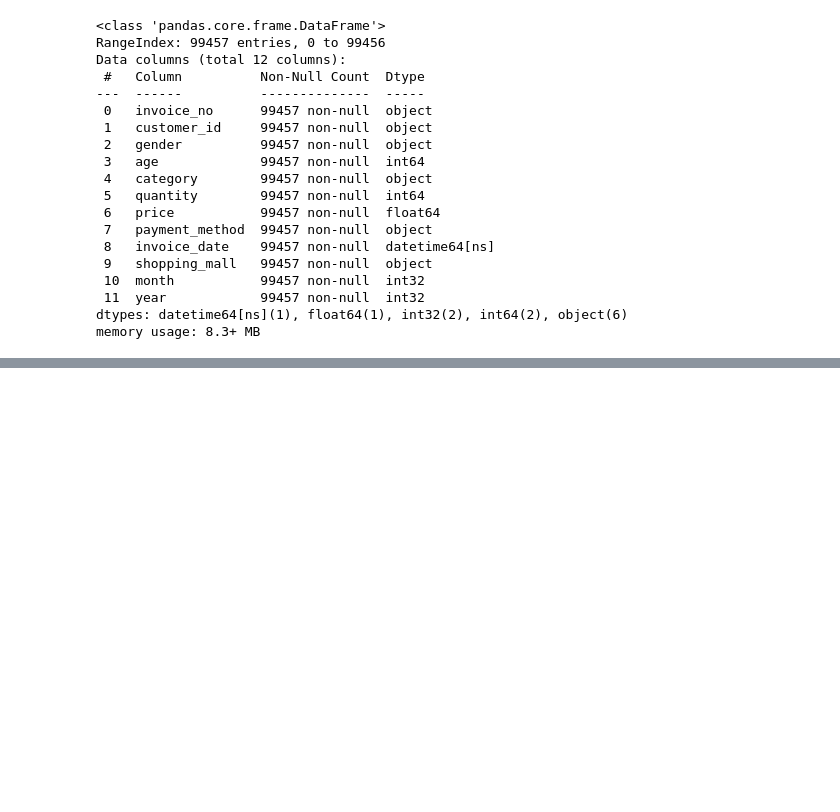
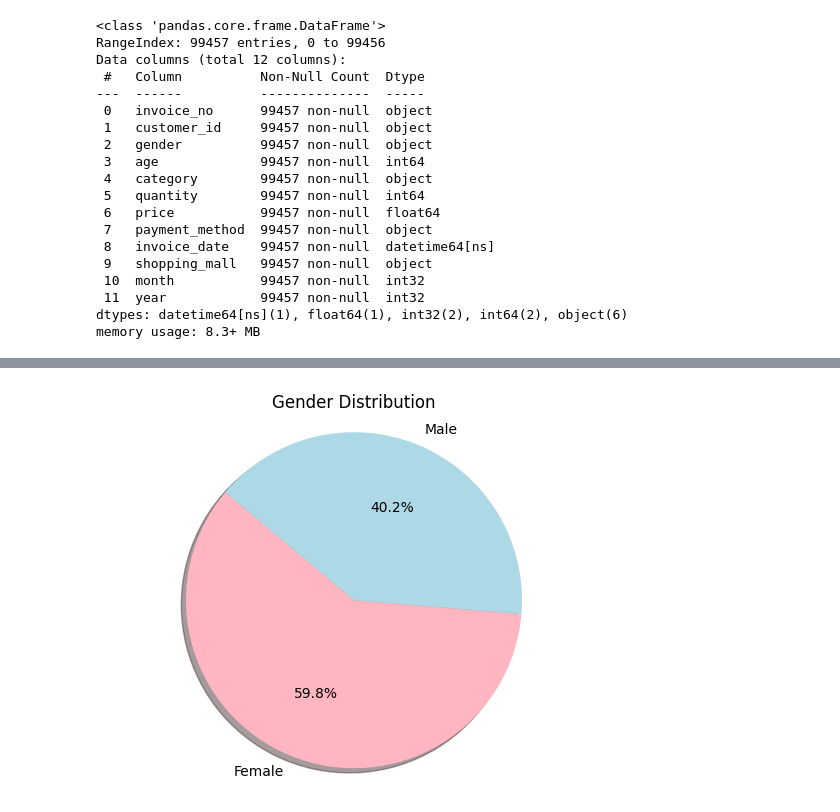
Before and after one commit to Maxterjs99/retail-project, a Jupyter notebook: retail.ipynb, the cells around one changed output, grey strips where cells are left out. Saved outputs shown, nothing was run; the diff lists cells and outputs as text; code cells hidden in the pictures; blank space fills up the shorter version.

```diff
--- a/retail.ipynb
+++ b/retail.ipynb
@@ -124,0 +153,15 @@ memory usage: 8.3+ MB
+# %%
+from collections import Counter
+
+counter = Counter(df2['gender'])
+labels = list(counter.keys())
+sizes = list(counter.values())
+
+colors = ['lightpink', 'lightblue']
+
+plt.pie(sizes, labels=labels, colors=colors[:len(labels)], autopct='%1.1f%%', shadow=True, startangle=140)
+plt.title('Gender Distribution')
+plt.axis('equal')
+plt.show()
+# %% [output]
+[figure, added]
```
Also changed, not shown: parts of 6 cells of this notebook.
